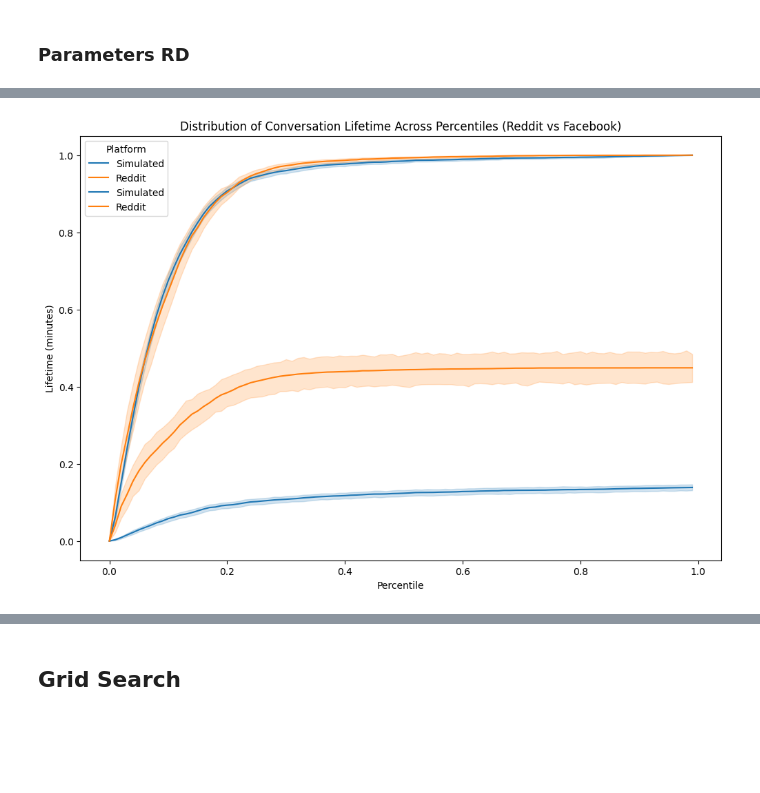
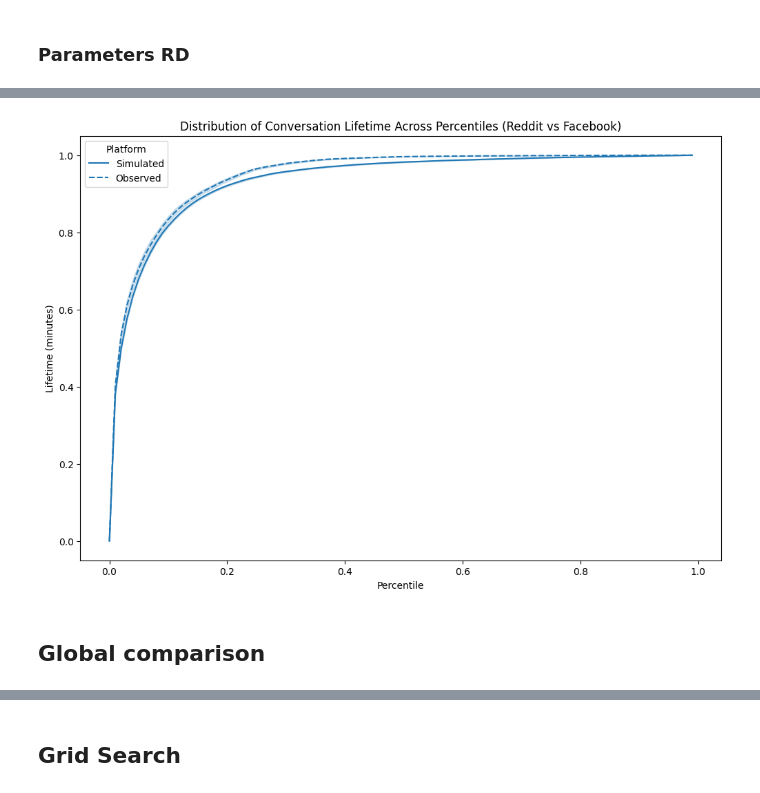
Before and after one commit to jacoponudo/Conversation_dynamics, a Jupyter notebook: src/SYN/search_parameters.ipynb, the cells around one changed output, grey strips where cells are left out. Saved outputs shown, nothing was run; the diff lists cells and outputs as text; code cells hidden in the pictures; blank space fills up the shorter version.

```diff
--- a/src/SYN/search_parameters.ipynb
+++ b/src/SYN/search_parameters.ipynb
@@ -284,7 +313,7 @@ for i,social in tqdm(enumerate(lista_dei_social),total=4):
   observed_data=observed_data[observed_data<1000]
   # Grid search parameters
   alpha_range = np.linspace(0, 1, 10)  # Range of alpha values to try
-  lambda_range = np.arange(0.01, 2, 0.2)  # Range of lambda values to try
+  lambda_range = np.arange(0.1, 2, 0.2)  # Range of lambda values to try
 
   best_alpha = None
   best_lambda = None
@@ -315,3 +344,4 @@ for i,social in tqdm(enumerate(lista_dei_social),total=4):
               best_lambda = lambda_
   params_dict[nomi_dei_social[i]]['alpha']=best_alpha
   params_dict[nomi_dei_social[i]]['lambda']=best_lambda
+  print(best_loss)
@@ -682,23 +735,26 @@ Scale parameter: 1.1104373293304093
 # %%
 n=100
-a=0.5186615140672572
-b=366274394.2558266
-loc=0.00043188573340450587
-scale=21377429.04281839
+parameters=params_dict['rd']
 
-alpha=0.3
-lambda_=1
+a=parameters['a']
+b= parameters['b']
+loc=parameters['loc']
+scale=parameters['scale']
 
-c=0.6069205391107709
-d=14.804821905854089
-l=-0.06145338859442588
-s=5.865235905966762
+alpha=parameters['alpha']
+lambda_=parameters['lambda']
 
-cf=1.061267002974987
-df=0.16381176822206486
-lf=2.7777777777777775e-06
-sf=1.708837260306469
-simulated, observed=simulate_data(rd, a, b,loc,scale, alpha, lambda_,c,d,l,s,cf,df,lf,sf,num_threads=n)
+c=parameters['c']
+d=parameters['d']
+l=parameters['l']
+s=parameters['s']
+
+cf=parameters['cf']
+df=parameters['df']
+lf=parameters['lf']
+sf=parameters['sf']
+
+simulated, observed=simulate_data(rd, a, b,loc,scale, alpha, lambda_,c,d,l,s,cf,df,lf,sf)
 # %%
 simulated_ECDF = calculate_ECDF(simulated, time_intervals)
 simulated_ECDF['Platform']='Simulated'
@@ -716,15 +772,17 @@ The error is equal to: 3315.71
 # %%
 combined_results = pd.concat([simulated_ECDF, observed_ECDF], ignore_index=True)
 df=combined_results
 # Plotting lineplot for both Reddit and Facebook with confidence intervals
 plt.figure(figsize=(12, 8))
-sns.lineplot(data=df, x='Time Grid Value', y='Share',hue='Platform', errorbar=('ci', 99))
-sns.lineplot(data=combined_results, x='Time Grid Value', y='Share_cc', hue='Platform', errorbar=('ci', 99))
+sns.lineplot(data=df, x='Time Grid Value', y='Share',style='Platform', errorbar=('ci', 99))
+#sns.lineplot(data=combined_results, x='Time Grid Value', y='Share_cc', hue='Platform', errorbar=('ci', 99))
 plt.title('Distribution of Conversation Lifetime Across Percentiles (Reddit vs Facebook)')
 plt.ylabel('Lifetime (minutes)')
 plt.xlabel('Percentile')
 plt.grid(False)
 plt.legend(title='Platform')
 plt.show()
 # %% [output]
-[figure, old version]
+[figure, new version]
+# %% [markdown]
+## Global comparison
```
Also changed, not shown: parts of 33 cells of this notebook.
